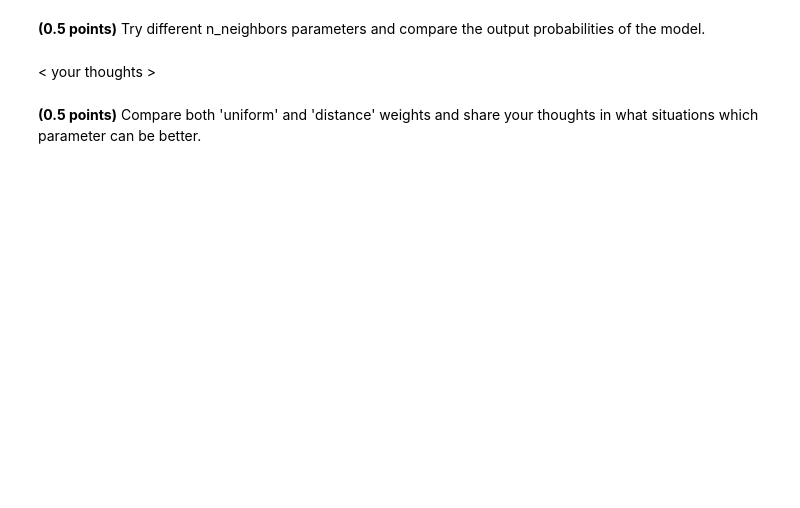
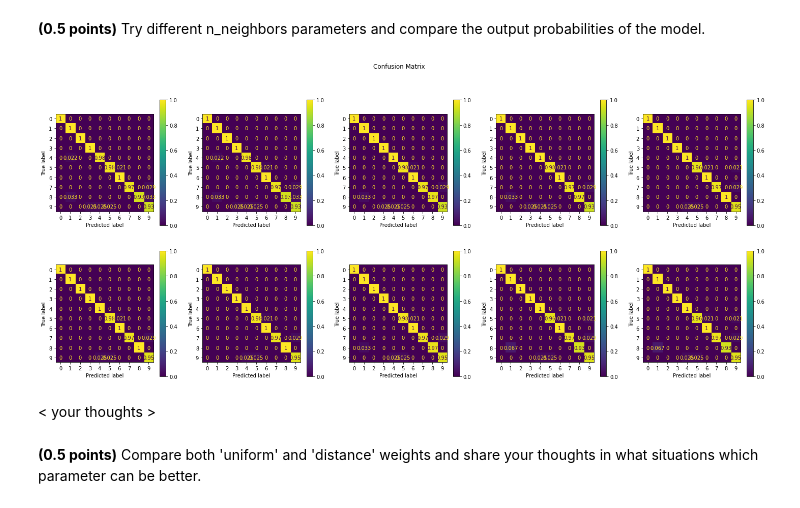
Before and after one commit to zappaz00/5_classification_linear_knn, a Jupyter notebook: hw_classification.ipynb, the cells around one changed output. Cells and saved outputs as stored; diff of their text form; code cells hidden in the pictures; blank space fills up the shorter version.

```diff
--- a/hw_classification.ipynb
+++ b/hw_classification.ipynb
@@ -472,3 +490,19 @@ assert test_acc > 0.98
+# %%
+n_neighbors = np.linspace(1, 10, 10).astype(int)
+n_neighbors
+plots_col_num = 5
+fig, axs = plt.subplots(2, plots_col_num, figsize = (30, 10))
+plt_ctr = 0
+
+for n_neighbor in n_neighbors:
+    axs_curr = axs[int(plt_ctr/plots_col_num), plt_ctr%plots_col_num]
+    model = CustomKNeighborsClassifier(n_neighbors=n_neighbor, weights='distance')
+    model.fit(X_train, y_train)
+    fit_evaluate(model, X_train, y_train, X_test, y_test, axs_curr)
+    axs_curr.set_title(f"{n_neighbor} neighbours")
+    plt_ctr+=1
+# %% [output]
+[figure, added]
 # %% [markdown]
 < your thoughts >
 # %% [markdown]
```
Also changed, not shown: parts of 50 cells of this notebook, 1 other file.
